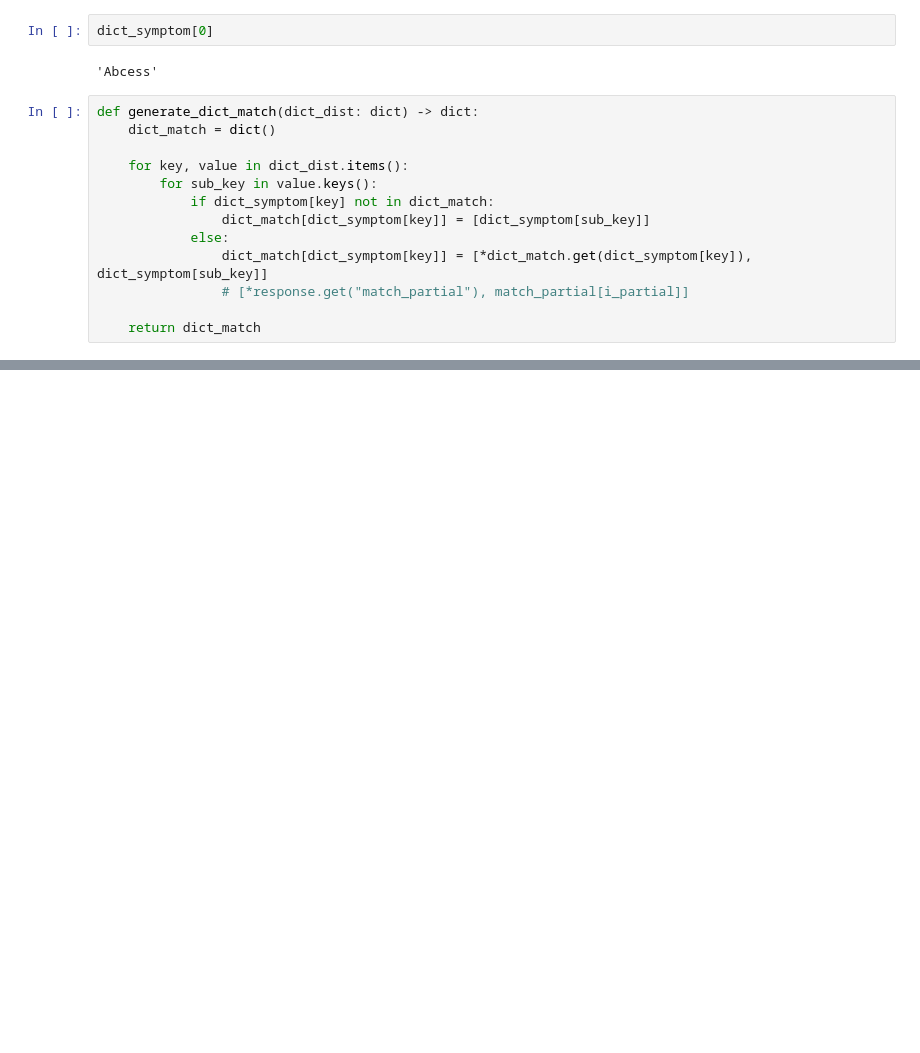
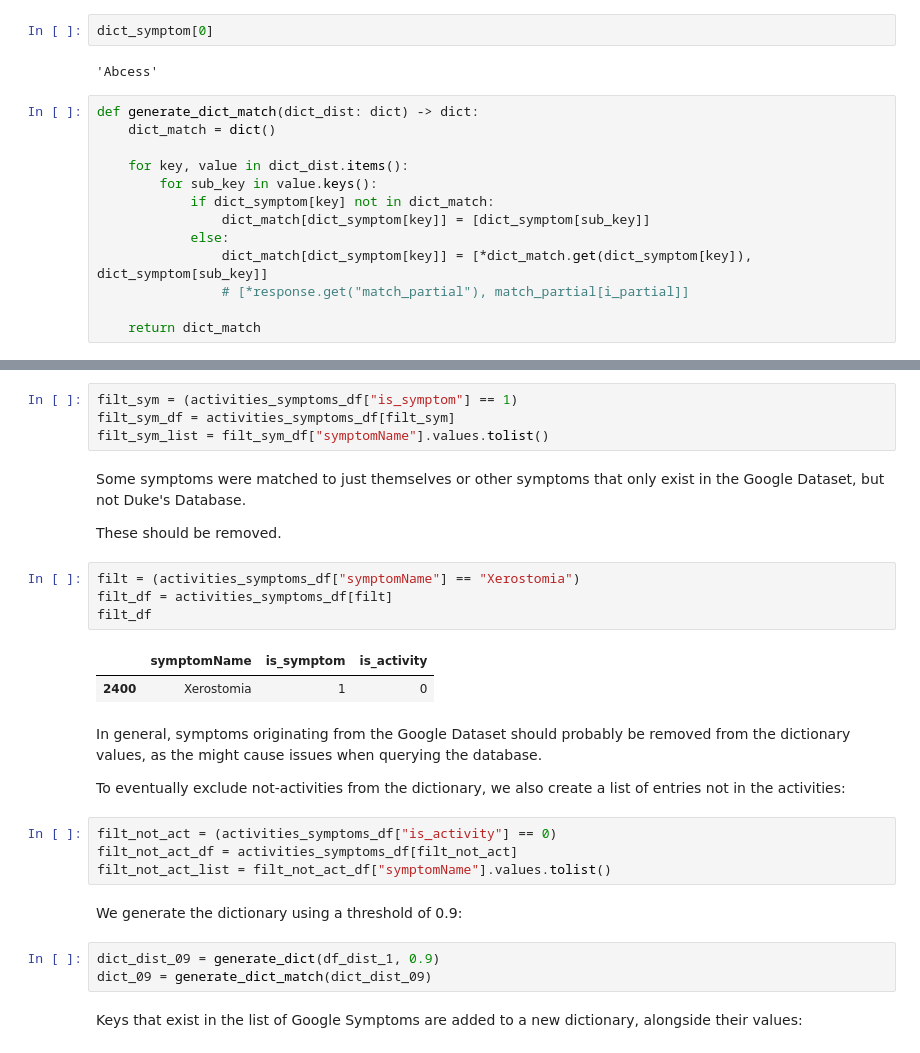
Before and after one commit to TechLabs-Berlin/wt23-naturdoc, a Jupyter notebook: ds/notebooks/data_clustering.ipynb, the cells around one changed output, grey strips where cells are left out. Saved outputs shown, nothing was run; the diff lists cells and outputs as text; blank space fills up the shorter version.

```diff
--- a/ds/notebooks/data_clustering.ipynb
+++ b/ds/notebooks/data_clustering.ipynb
@@ -425,0 +508,30 @@ def cluster(df : pd.DataFrame):
+# %%
+filt_sym = (activities_symptoms_df["is_symptom"] == 1)
+filt_sym_df = activities_symptoms_df[filt_sym]
+filt_sym_list = filt_sym_df["symptomName"].values.tolist()
+# %% [markdown]
+Some symptoms were matched to just themselves or other symptoms that only exist in the Google Dataset, but not Duke's Database.
+
+These should be removed.
+# %%
+filt = (activities_symptoms_df["symptomName"] == "Xerostomia")
+filt_df = activities_symptoms_df[filt]
+filt_df
+# %% [output]
+|  | symptomName | is_symptom | is_activity |
+| 2400 | Xerostomia | 1 | 0 |
+# %% [markdown]
+In general, symptoms originating from the Google Dataset should probably be removed from the dictionary values, as the might cause issues when querying the database.
+
+To eventually exclude not-activities from the dictionary, we also create a list of entries not in the activities:
+# %%
+filt_not_act = (activities_symptoms_df["is_activity"] == 0)
+filt_not_act_df = activities_symptoms_df[filt_not_act]
+filt_not_act_list = filt_not_act_df["symptomName"].values.tolist()
+# %% [markdown]
+We generate the dictionary using a threshold of 0.9:
+# %%
+dict_dist_09 = generate_dict(df_dist_1, 0.9)
+dict_09 = generate_dict_match(dict_dist_09)
+# %% [markdown]
+Keys that exist in the list of Google Symptoms are added to a new dictionary, alongside their values:
```
Also changed, not shown: parts of 72 cells of this notebook, 2 other files.
